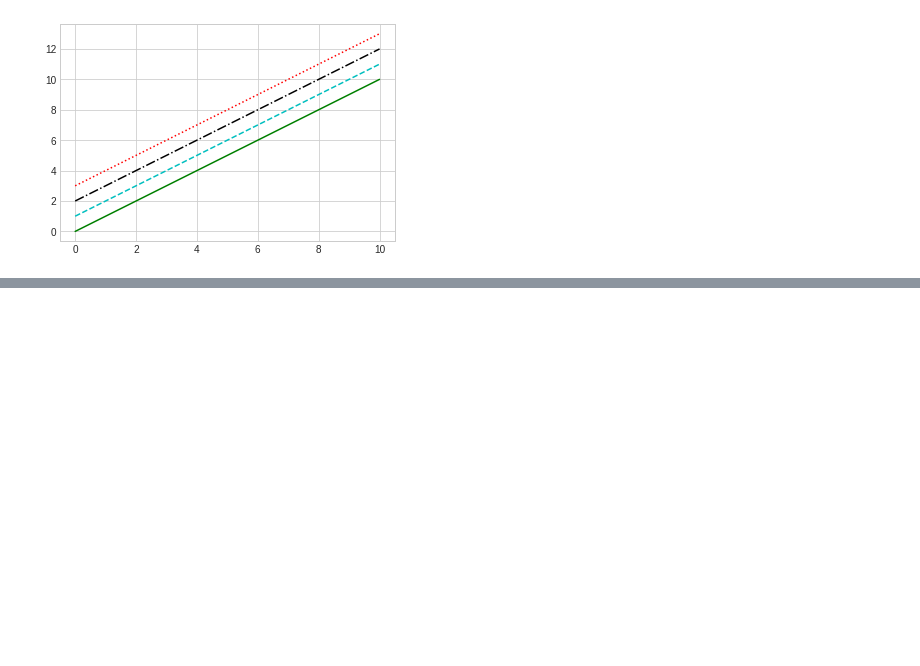
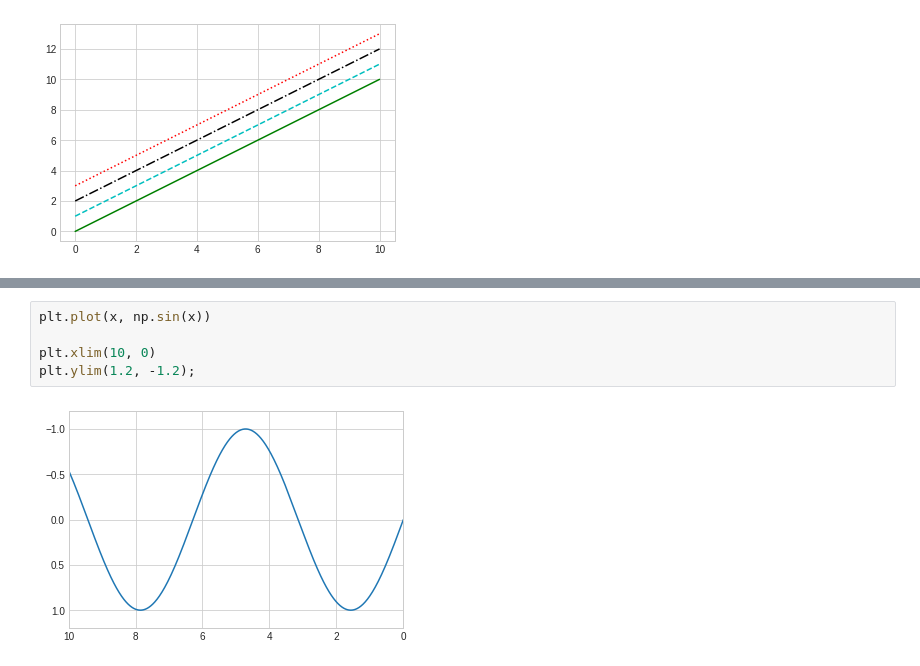
Before and after one commit to gmendozah/ucb-intro-data-science, a Jupyter notebook: Intro to Data Science/4.1 Simple Line Plots.ipynb, the cells around one changed output, grey strips where cells are left out. Saved outputs shown, nothing was run; the diff lists cells and outputs as text; blank space fills up the shorter version.

```diff
--- a/Intro to Data Science/4.1 Simple Line Plots.ipynb
+++ b/Intro to Data Science/4.1 Simple Line Plots.ipynb
@@ -72,2 +78,9 @@ plt.plot(x, x + 3, ':r');  # dotted red
 # %% [output]
 [figure]
+# %%
+plt.plot(x, np.sin(x))
+
+plt.xlim(10, 0)
+plt.ylim(1.2, -1.2);
+# %% [output]
+[figure, added]
```
Also changed, not shown: parts of 10 cells of this notebook.
